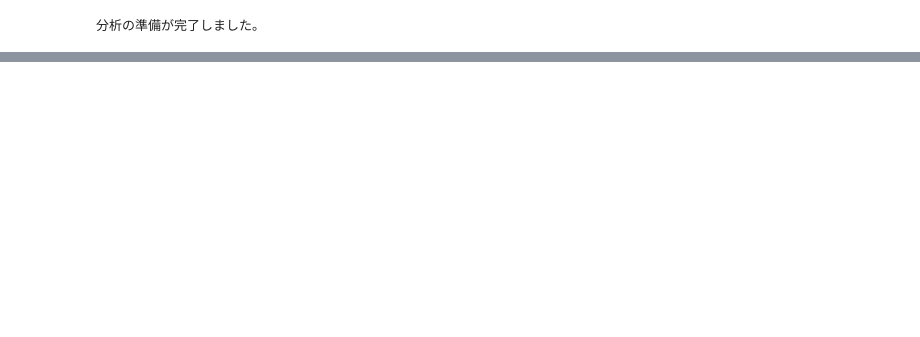
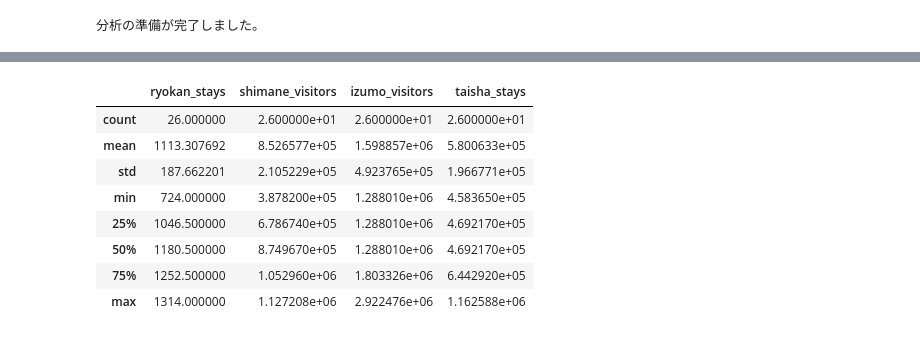
Before and after one commit to inoue-0852/inn-forecast, a Jupyter notebook: outputs/out_preprocess.ipynb, the cells around one changed output, grey strips where cells are left out. Saved outputs shown, nothing was run; the diff lists cells and outputs as text; code cells hidden in the pictures; blank space fills up the shorter version.

```diff
--- a/outputs/out_preprocess.ipynb
+++ b/outputs/out_preprocess.ipynb
@@ -190,0 +184,79 @@ pivot: 2026-02-01 00:00:00
+# %%
+# Step 3. データクレンジング（形式合わせ）
+
+# 和暦（R5など）を西暦（2023など）の数字に変換する関数
+def convert_era_to_year(era_string):
+    if not isinstance(era_string, str): return era_string
+    if 'R' in era_string:
+        import re
+        number_match = re.search(r'\d+', era_string)
+        if number_match:
+            era_number = int(number_match.group())
+            return 2018 + era_number # 令和1年(R1)は2019年なので2018を足す
+    return int(era_string)
+
+# --- 島根県データの整理 ---
+df_shimane_tourism['month'] = pd.to_datetime(df_shimane_tourism['ファイル対象年月'], errors='coerce').dt.strftime('%Y-%m')
+# 観光客数の列を数値に変換（変換できない文字は0で埋める）
+df_shimane_tourism['当年(月)'] = pd.to_numeric(df_shimane_tourism['当年(月)'], errors='coerce').fillna(0)
+shimane_monthly_visitors = df_shimane_tourism.dropna(subset=['month']).groupby('month')['当年(月)'].sum().reset_index()
+shimane_monthly_visitors.columns = ['month', 'shimane_visitors']
+
+# --- 出雲市・大社町データの整理（横に並んだ1月〜12月を縦に並べ直す） ---
+def tidy_up_monthly_columns(df, value_column_name):
+    month_names = [f"{i}月" for i in range(1, 13)]
+    # 各月のデータを数値に強制変換し、不要な注釈などを排除
+    for m in month_names:
+        if m in df.columns:
+            df[m] = pd.to_numeric(df[m], errors='coerce').fillna(0)
+
+    # 「年度」列に有効な値が入っている行だけを残す
+    df_clean = df[df['年度'].astype(str).str.contains('R|20', na=False)].copy()
+
+    # 横並びの月列を縦並びに変換
+    df_melted = df_clean.melt(id_vars=['年度'], value_vars=month_names, var_name='month_label', value_name=value_column_name)
+    df_melted['year'] = df_melted['年度'].apply(convert_era_to_year)
+    df_melted['month_num'] = df_melted['month_label'].str.replace('月', '').astype(int)
+
+    # 修正：独自の関数ではなく、標準の機能で "YYYY-MM" 文字列を作る
+    df_melted['month'] = df_melted['year'].astype(str) + '-' + df_melted['month_num'].astype(str).str.zfill(2)
+
+    return df_melted.groupby('month')[value_column_name].sum().reset_index()
+
+izumo_monthly_visitors = tidy_up_monthly_columns(df_izumo_tourism, 'izumo_visitors')
+taisha_monthly_stays = tidy_up_monthly_columns(df_taisha_stay, 'taisha_stays')
+
+# --- 旅館データの整理（修正版） ---
+# 過去データ
+df_ryokan_actual['month'] = pd.to_datetime(df_ryokan_actual['年月'], errors='coerce').dt.strftime('%Y-%m')
+ryokan_past = df_ryokan_actual.dropna(subset=['month'])[['month', '人数']].copy()
+ryokan_past.columns = ['month', 'ryokan_stays']
+
+# 2026年1・2月データ
+df_ryokan_actual_2026['month'] = pd.to_datetime(df_ryokan_actual_2026['年月'], errors='coerce').dt.strftime('%Y-%m')
+ryokan_2026 = df_ryokan_actual_2026.dropna(subset=['month'])[['month', '人数']].copy()
+ryokan_2026.columns = ['month', 'ryokan_stays']
+
+# ★ここで過去と2026年のデータを縦に結合する！
+ryokan_monthly_stays = pd.concat([ryokan_past, ryokan_2026]).sort_values('month').reset_index(drop=True)
+
+# --- データの統合（複数の表を一つに繋ぐ） ---
+df_merged_analysis = ryokan_monthly_stays.merge(shimane_monthly_visitors, on='month', how='left') \
+                                         .merge(izumo_monthly_visitors, on='month', how='left') \
+                                         .merge(taisha_monthly_stays, on='month', how='left')
+
+# 空欄（データなし）の箇所を前の月の値で埋め、それでも無ければ0にする
+df_merged_analysis = df_merged_analysis.ffill().fillna(0)
+
+# 分析しやすいように「年」と「月」を独立した列として追加
+df_merged_analysis['year_only'] = df_merged_analysis['month'].str.split('-').str[0]
+df_merged_analysis['month_only'] = df_merged_analysis['month'].str.split('-').str[1]
+
+# 最終的なデータの状態を表示
+print("【クレンジング完了後のデータの期間】")
+print(f"データ開始: {df_merged_analysis['month'].min()}, 終了: {df_merged_analysis['month'].max()}")
+print("\n【基本統計量（データの概要）】")
+display(df_merged_analysis.describe())
+
+# === ※実務ではこのクレンジング工程が最も時間がかかる ===
+# %% [output]
@@ -190,0 +267,9 @@ pivot: 2026-02-01 00:00:00
+|  | ryokan_stays | shimane_visitors | izumo_visitors | taisha_stays |
+| count | 26.000000 | 2.600000e+01 | 2.600000e+01 | 2.600000e+01 |
+| mean | 1113.307692 | 8.526577e+05 | 1.598857e+06 | 5.800633e+05 |
+| std | 187.662201 | 2.105229e+05 | 4.923765e+05 | 1.966771e+05 |
+| min | 724.000000 | 3.878200e+05 | 1.288010e+06 | 4.583650e+05 |
+| 25% | 1046.500000 | 6.786740e+05 | 1.288010e+06 | 4.692170e+05 |
+| 50% | 1180.500000 | 8.749670e+05 | 1.288010e+06 | 4.692170e+05 |
+| 75% | 1252.500000 | 1.052960e+06 | 1.803326e+06 | 6.442920e+05 |
+| max | 1314.000000 | 1.127208e+06 | 2.922476e+06 | 1.162588e+06 |
```
Also changed, not shown: parts of 10 cells of this notebook, 18 other files.
